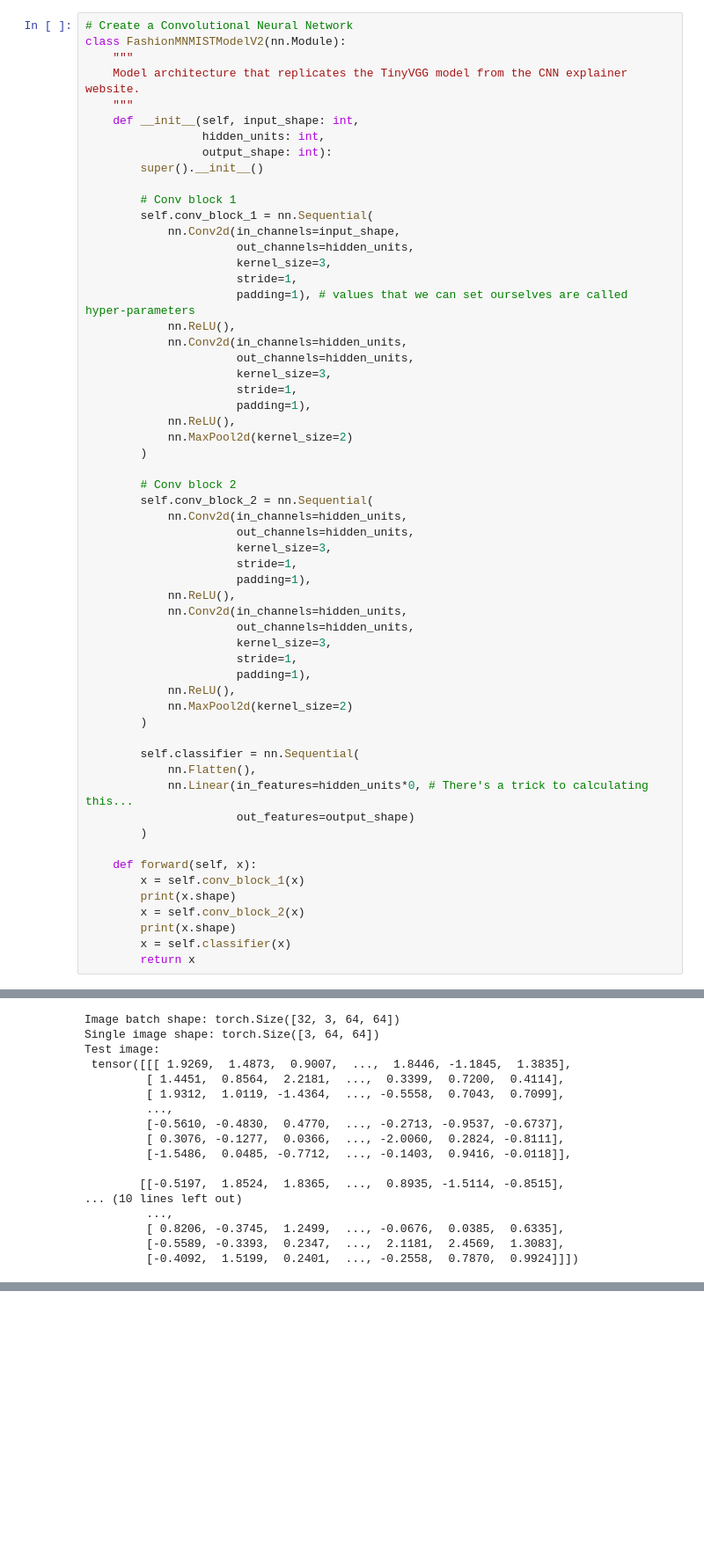
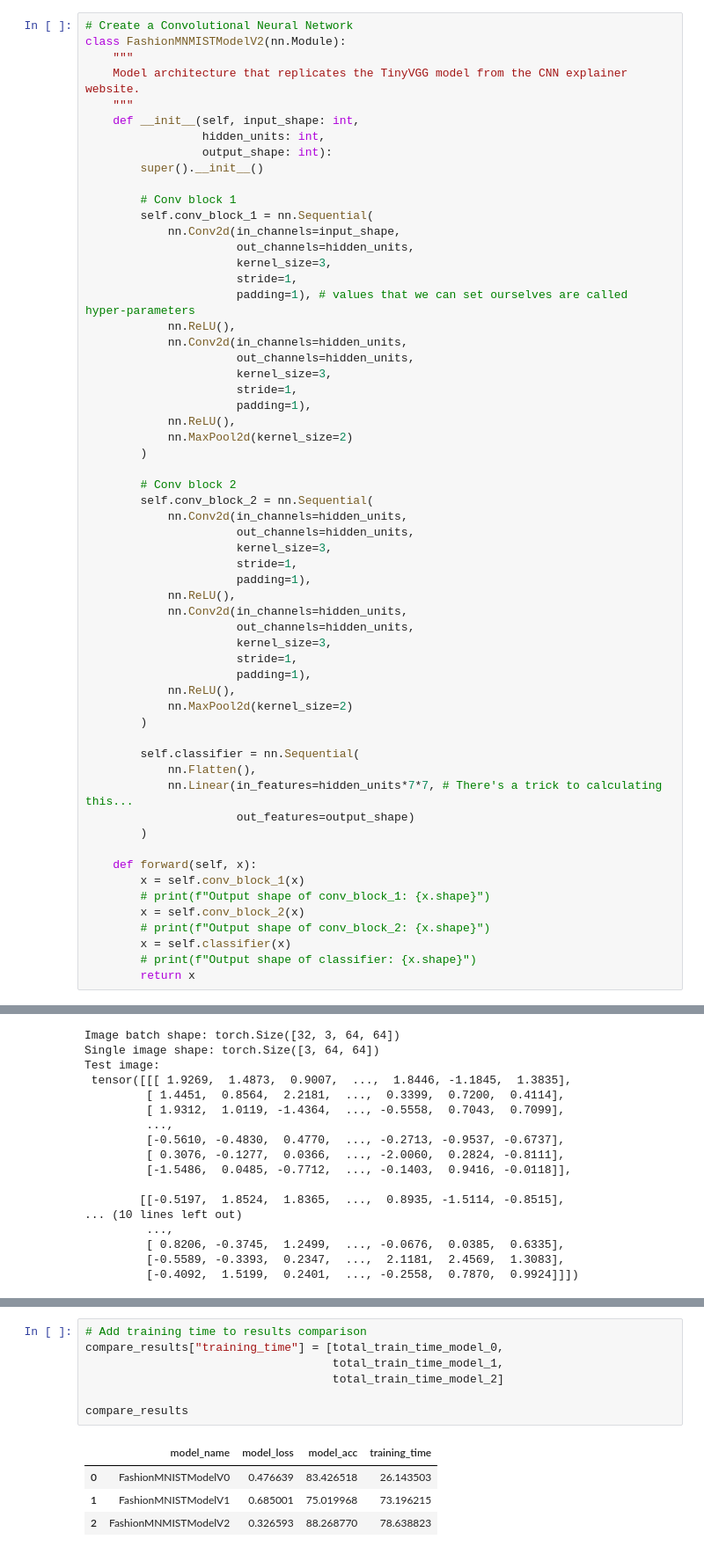
Before and after one commit to MuhammedUmerNazir/pytorch_code_snippets, a Jupyter notebook: 03_torch_computer_vision.ipynb, the cells around one changed output, grey strips where cells are left out. Shown: that part at 88% size. Saved outputs shown, nothing was run; the diff lists cells and outputs as text; blank space fills up the shorter version.

```diff
--- a/03_torch_computer_vision.ipynb
+++ b/03_torch_computer_vision.ipynb
@@ -844,14 +844,15 @@ class FashionMNMISTModelV2(nn.Module):
 
         self.classifier = nn.Sequential(
             nn.Flatten(),
-            nn.Linear(in_features=hidden_units*0, # There's a trick to calculating this...
+            nn.Linear(in_features=hidden_units*7*7, # There's a trick to calculating this...
                       out_features=output_shape)
         )
 
     def forward(self, x):
         x = self.conv_block_1(x)
-        print(x.shape)
+        # print(f"Output shape of conv_block_1: {x.shape}")
         x = self.conv_block_2(x)
-        print(x.shape)
+        # print(f"Output shape of conv_block_2: {x.shape}")
         x = self.classifier(x)
+        # print(f"Output shape of classifier: {x.shape}")
         return x
@@ -912,0 +1083,12 @@ torch.Size([1, 10, 62, 62])
+# %%
+# Add training time to results comparison
+compare_results["training_time"] = [total_train_time_model_0,
+                                    total_train_time_model_1,
+                                    total_train_time_model_2]
+
+compare_results
+# %% [output]
+|  | model_name | model_loss | model_acc | training_time |
+| 0 | FashionMNISTModelV0 | 0.476639 | 83.426518 | 26.143503 |
+| 1 | FashionMNISTModelV1 | 0.685001 | 75.019968 | 73.196215 |
+| 2 | FashionMNMISTModelV2 | 0.326593 | 88.268770 | 78.638823 |
```
Also changed, not shown: parts of 30 cells of this notebook.
